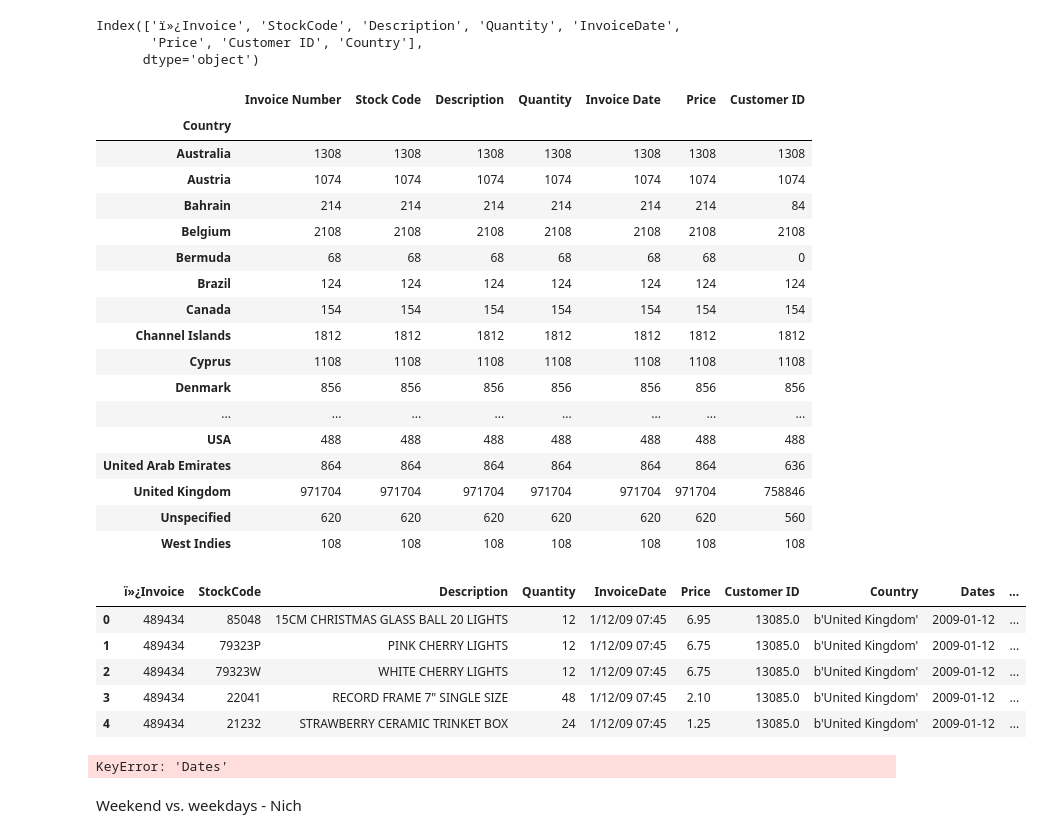
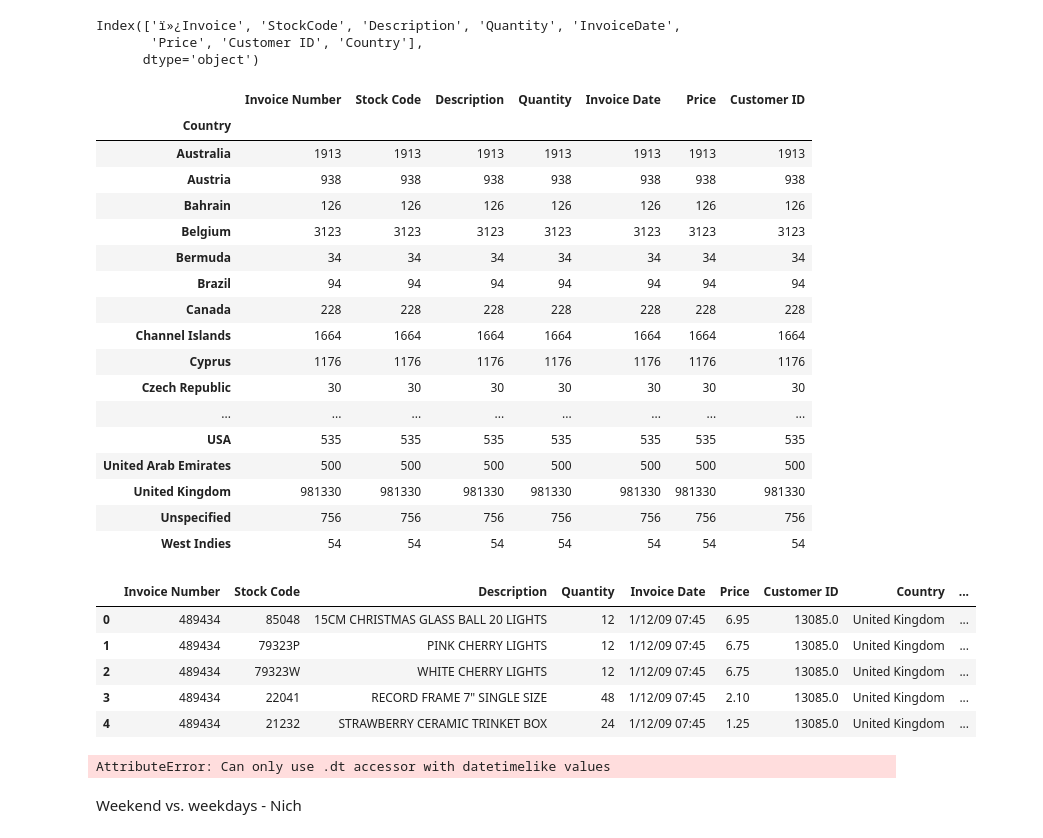
Before and after one commit to Samravp/Online-Retail-Sales-Insights, a Jupyter notebook: Online_Sales_Analysis.ipynb, the cells around one changed output. Drawn from its saved outputs; the diff is of its cells as text; code cells hidden in the pictures.

```diff
--- a/Online_Sales_Analysis.ipynb
+++ b/Online_Sales_Analysis.ipynb
@@ -12,7 +14,7 @@ import numpy as np
 # %%
 # Filepath of the CSV files
 csv_path_1 ='Resources/Year 2009-2010.csv'
-csv_path_2 ='Resources/Year 2009-2010.csv'
+csv_path_2 ='Resources/Year 2010-2011.csv'
 
 # Read through CSV files via Pandas
 df1=pd.read_csv(csv_path_1, encoding="ISO-8859-1")
@@ -22,6 +24,6 @@ df2=pd.read_csv(csv_path_2, encoding="ISO-8859-1")
 dataset = df1.append([df2])
 
 # Display dataframe
-dataset.head()
+dataset
 # %% [output]
 |  | ï»¿Invoice | StockCode | Description | Quantity | InvoiceDate | Price | Customer ID | Country |
@@ -93,6 +102,7 @@ dataset['StockCode'] = dataset['StockCode'].astype(str)
 dataset['Description'] = dataset['Description'].astype(str)
 dataset['InvoiceDate'] = dataset['InvoiceDate'].astype(str)
 dataset['Country'] = dataset['Country'].astype(str)
+dataset['Customer ID'] = dataset['Customer ID'].astype(str)
 # %%
 dataset=dataset.rename(columns= {"ï»¿Invoice":"Invoice Number",
                          "StockCode": "Stock Code",
@@ -104,41 +114,41 @@ grouped_data.count()
 # %% [output]
 |  | Invoice Number | Stock Code | Description | Quantity | Invoice Date | Price | Customer ID |
 | Country |  |  |  |  |  |  |  |
-| Australia | 1308 | 1308 | 1308 | 1308 | 1308 | 1308 | 1308 |
-| Austria | 1074 | 1074 | 1074 | 1074 | 1074 | 1074 | 1074 |
-| Bahrain | 214 | 214 | 214 | 214 | 214 | 214 | 84 |
-| Belgium | 2108 | 2108 | 2108 | 2108 | 2108 | 2108 | 2108 |
-| Bermuda | 68 | 68 | 68 | 68 | 68 | 68 | 0 |
-| Brazil | 124 | 124 | 124 | 124 | 124 | 124 | 124 |
-| Canada | 154 | 154 | 154 | 154 | 154 | 154 | 154 |
-| Channel Islands | 1812 | 1812 | 1812 | 1812 | 1812 | 1812 | 1812 |
-| Cyprus | 1108 | 1108 | 1108 | 1108 | 1108 | 1108 | 1108 |
-| Denmark | 856 | 856 | 856 | 856 | 856 | 856 | 856 |
+| Australia | 1913 | 1913 | 1913 | 1913 | 1913 | 1913 | 1913 |
+| Austria | 938 | 938 | 938 | 938 | 938 | 938 | 938 |
+| Bahrain | 126 | 126 | 126 | 126 | 126 | 126 | 126 |
+| Belgium | 3123 | 3123 | 3123 | 3123 | 3123 | 3123 | 3123 |
+| Bermuda | 34 | 34 | 34 | 34 | 34 | 34 | 34 |
+| Brazil | 94 | 94 | 94 | 94 | 94 | 94 | 94 |
+| Canada | 228 | 228 | 228 | 228 | 228 | 228 | 228 |
+| Channel Islands | 1664 | 1664 | 1664 | 1664 | 1664 | 1664 | 1664 |
+| Cyprus | 1176 | 1176 | 1176 | 1176 | 1176 | 1176 | 1176 |
+| Czech Republic | 30 | 30 | 30 | 30 | 30 | 30 | 30 |
 | ... | ... | ... | ... | ... | ... | ... | ... |
-| USA | 488 | 488 | 488 | 488 | 488 | 488 | 488 |
-| United Arab Emirates | 864 | 864 | 864 | 864 | 864 | 864 | 636 |
-| United Kingdom | 971704 | 971704 | 971704 | 971704 | 971704 | 971704 | 758846 |
-| Unspecified | 620 | 620 | 620 | 620 | 620 | 620 | 560 |
-| West Indies | 108 | 108 | 108 | 108 | 108 | 108 | 108 |
+| USA | 535 | 535 | 535 | 535 | 535 | 535 | 535 |
+| United Arab Emirates | 500 | 500 | 500 | 500 | 500 | 500 | 500 |
+| United Kingdom | 981330 | 981330 | 981330 | 981330 | 981330 | 981330 | 981330 |
+| Unspecified | 756 | 756 | 756 | 756 | 756 | 756 | 756 |
+| West Indies | 54 | 54 | 54 | 54 | 54 | 54 | 54 |
 # %%
 #This is to split the date and time out as separate date and time
-dataset['Dates'] = pd.to_datetime(dataset['InvoiceDate']).dt.date
-dataset['Time'] = pd.to_datetime(dataset['InvoiceDate']).dt.time
+
+dataset['Date'] = pd.to_datetime(dataset['Invoice Date']).dt.date
+dataset['Time'] = pd.to_datetime(dataset['Invoice Date']).dt.time
 dataset.head()
 # %% [output]
-|  | ï»¿Invoice | StockCode | Description | Quantity | InvoiceDate | Price | Customer ID | Country | Dates | ... |
-| 0 | 489434 | 85048 | 15CM CHRISTMAS GLASS BALL 20 LIGHTS | 12 | 1/12/09 07:45 | 6.95 | 13085.0 | b'United Kingdom' | 2009-01-12 | ... |
-| 1 | 489434 | 79323P | PINK CHERRY LIGHTS | 12 | 1/12/09 07:45 | 6.75 | 13085.0 | b'United Kingdom' | 2009-01-12 | ... |
-| 2 | 489434 | 79323W | WHITE CHERRY LIGHTS | 12 | 1/12/09 07:45 | 6.75 | 13085.0 | b'United Kingdom' | 2009-01-12 | ... |
-| 3 | 489434 | 22041 | RECORD FRAME 7" SINGLE SIZE | 48 | 1/12/09 07:45 | 2.10 | 13085.0 | b'United Kingdom' | 2009-01-12 | ... |
-| 4 | 489434 | 21232 | STRAWBERRY CERAMIC TRINKET BOX | 24 | 1/12/09 07:45 | 1.25 | 13085.0 | b'United Kingdom' | 2009-01-12 | ... |
+|  | Invoice Number | Stock Code | Description | Quantity | Invoice Date | Price | Customer ID | Country | ... |
+| 0 | 489434 | 85048 | 15CM CHRISTMAS GLASS BALL 20 LIGHTS | 12 | 1/12/09 07:45 | 6.95 | 13085.0 | United Kingdom | ... |
+| 1 | 489434 | 79323P | PINK CHERRY LIGHTS | 12 | 1/12/09 07:45 | 6.75 | 13085.0 | United Kingdom | ... |
+| 2 | 489434 | 79323W | WHITE CHERRY LIGHTS | 12 | 1/12/09 07:45 | 6.75 | 13085.0 | United Kingdom | ... |
+| 3 | 489434 | 22041 | RECORD FRAME 7" SINGLE SIZE | 48 | 1/12/09 07:45 | 2.10 | 13085.0 | United Kingdom | ... |
+| 4 | 489434 | 21232 | STRAWBERRY CERAMIC TRINKET BOX | 24 | 1/12/09 07:45 | 1.25 | 13085.0 | United Kingdom | ... |
 # %%
 #This is to convert the dates to datetime format and then converting the date to day of the week
-dataset['Dates'] = pd.to_datetime(dataset['Dates'])
-dataset['day_of_week'] = dataset['Dates'].dt.day_name()
-dataset
+dataset["day-of-week"] = dataset['Date'].dt.weekday_name()
+dataset.head()
 # %% [output]
-KeyError: 'Dates'
+AttributeError: Can only use .dt accessor with datetimelike values
 # %% [markdown]
 Weekend vs. weekdays - Nich
 # %% [markdown]
```
Also changed, not shown: parts of 19 cells of this notebook.
